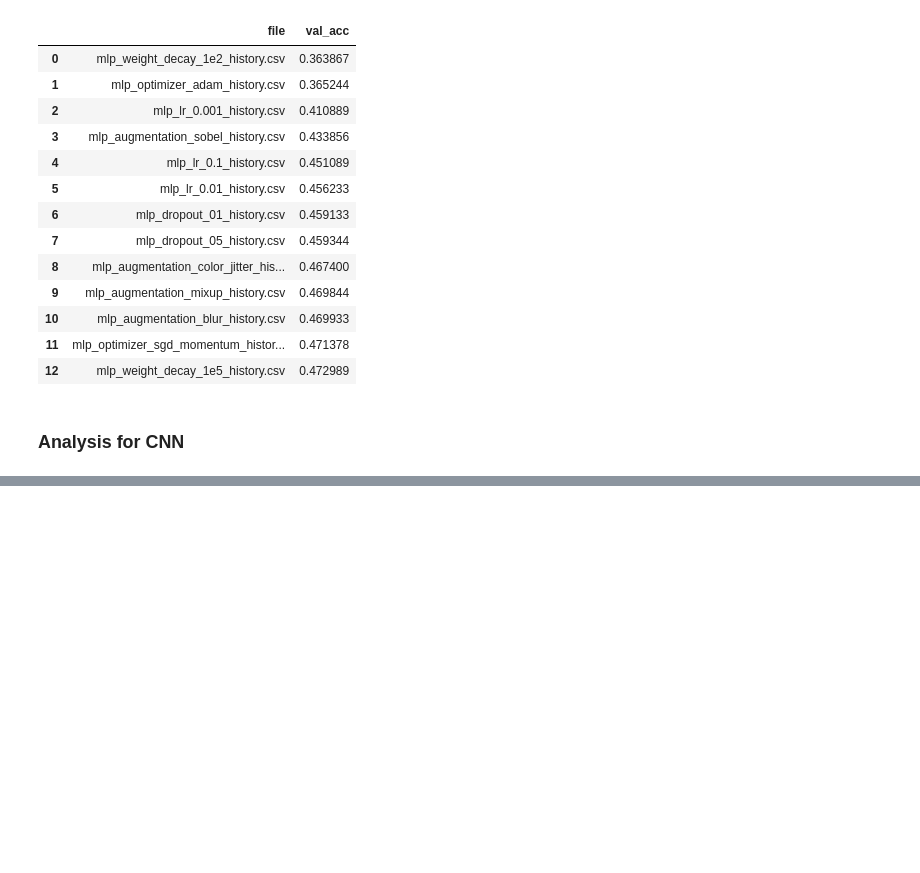
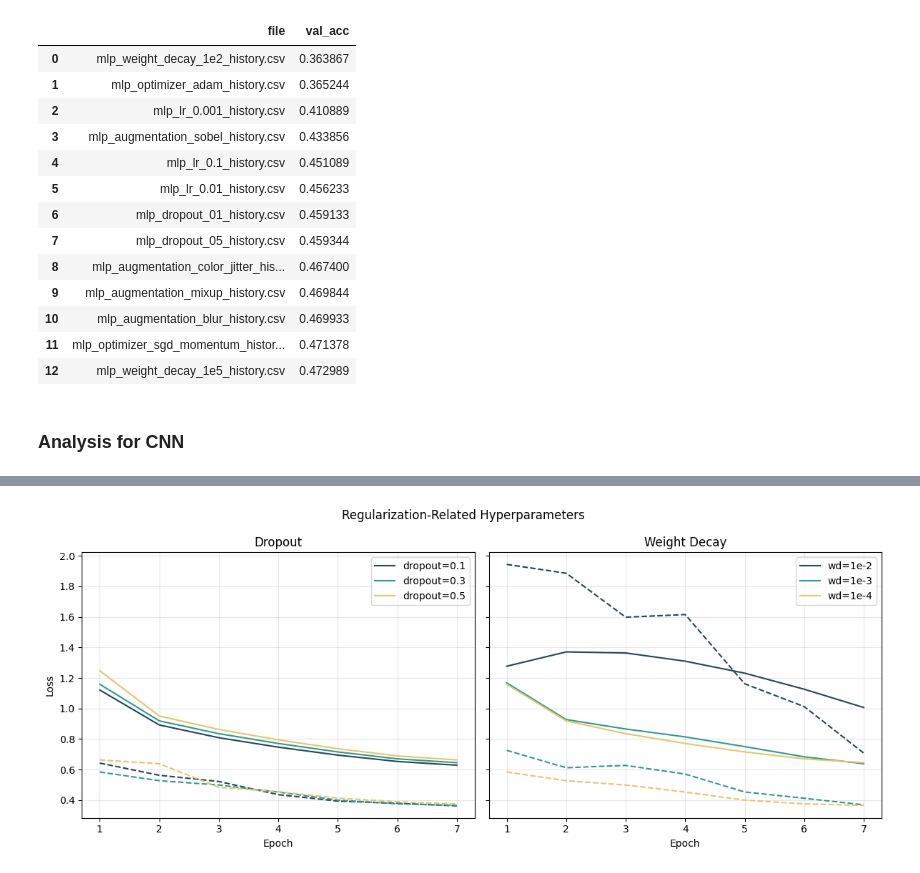
Before and after one commit to malgosiam2/DeepLearningProject1, a Jupyter notebook: notebooks/results_analysis.ipynb, the cells around one changed output, grey strips where cells are left out. Cells and saved outputs as stored; diff of their text form; code cells hidden in the pictures; blank space fills up the shorter version.

```diff
--- a/notebooks/results_analysis.ipynb
+++ b/notebooks/results_analysis.ipynb
@@ -245,0 +266,16 @@ df
+# %%
+dropout_files = {
+    "dropout=0.1": "resnet_dropout_0.1_history.csv",
+    "dropout=0.3": "resnet_sgd_momentum_history.csv",
+    "dropout=0.5": "resnet_dropout_0.5_history.csv",
+}
+
+wd_files = {
+    "wd=1e-2": "resnet_weight_decay1e02_history.csv",
+    "wd=1e-3": "resnet_weight_decay1e03_history.csv",
+    "wd=1e-4": "resnet_sgd_momentum_history.csv",
+}
+# %%
+plot_regularization_params(RESULT_DIR, dropout_files, wd_files, "mlp_regularization_param.png")
+# %% [output]
+[figure, added]
```
Also changed, not shown: parts of 10 cells of this notebook, 1 other file.
